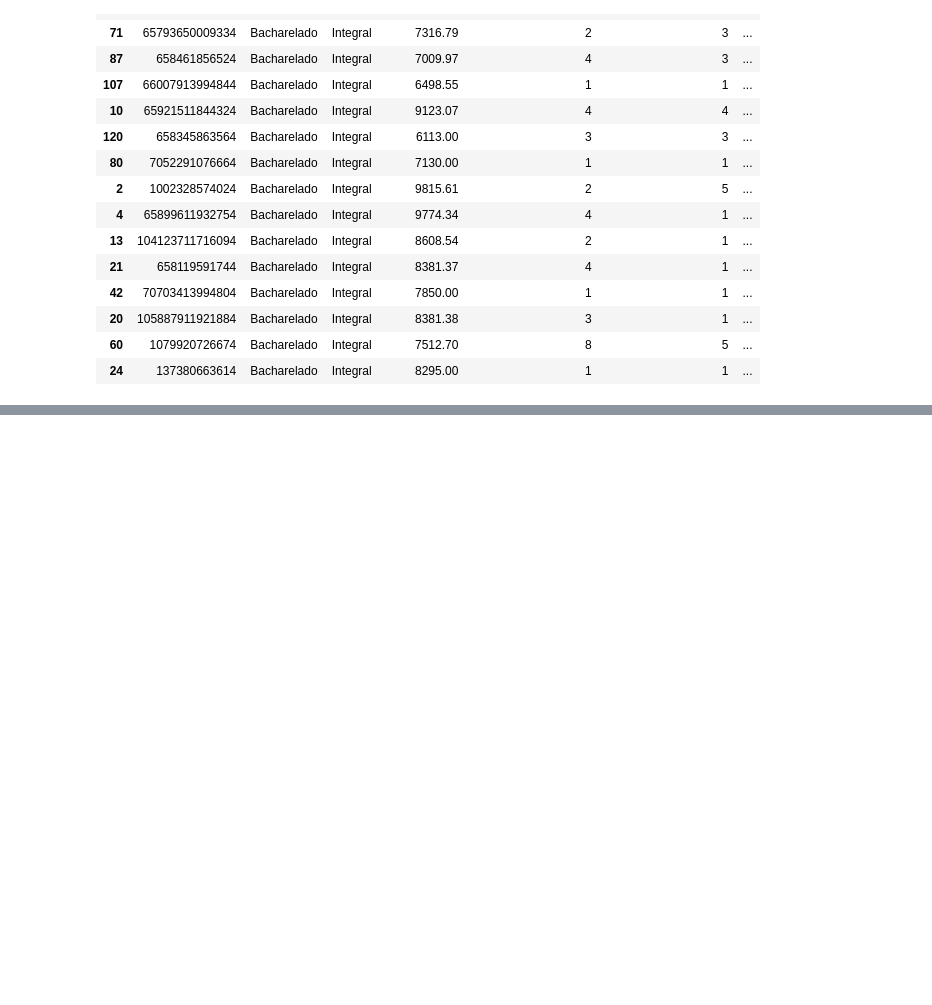
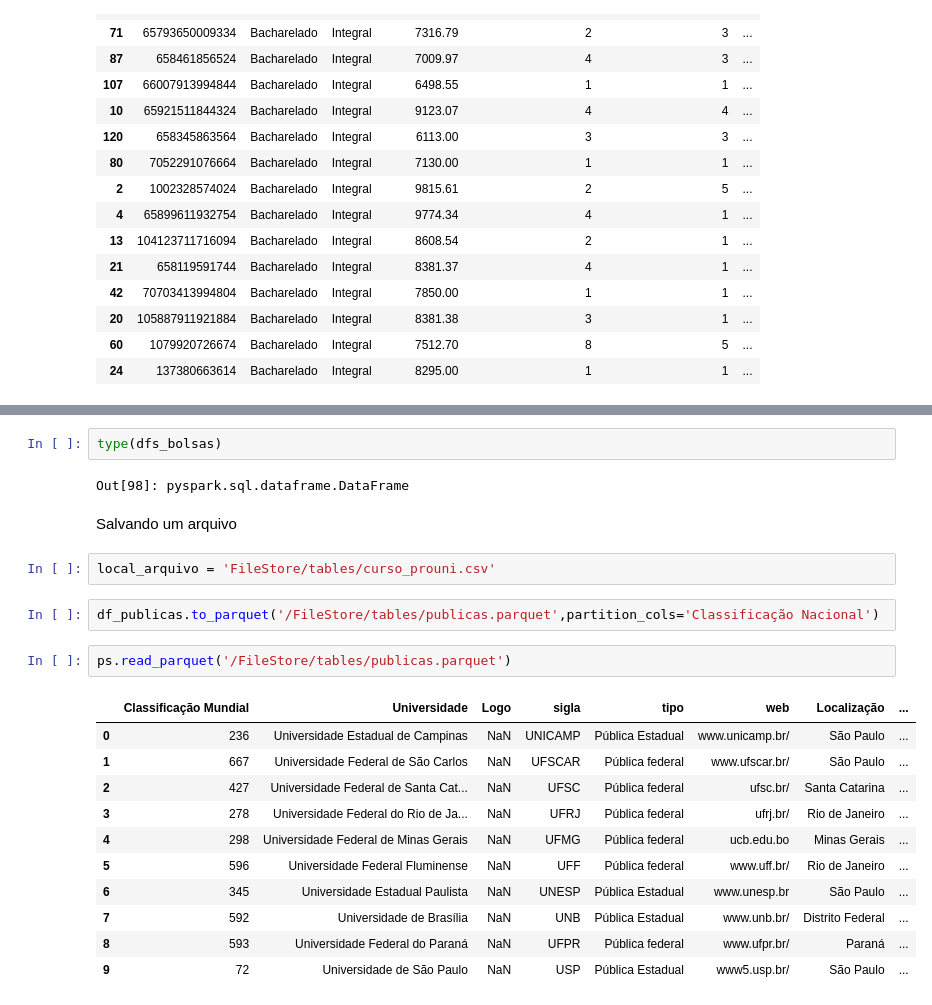
Before and after one commit to Uill-Iam/Estudo, a Jupyter notebook: Python/Databrics/Analise_de_dados/prouni_estudo.ipynb, the cells around one changed output, grey strips where cells are left out. Saved outputs shown, nothing was run; the diff lists cells and outputs as text; blank space fills up the shorter version.

```diff
--- a/Python/Databrics/Analise_de_dados/prouni_estudo.ipynb
+++ b/Python/Databrics/Analise_de_dados/prouni_estudo.ipynb
@@ -522,0 +593,24 @@ notas_ordenadas.plot.bar(x='sigla',y='nota_media')
+# %%
+type(dfs_bolsas)
+# %% [output]
+Out[98]: pyspark.sql.dataframe.DataFrame
+# %% [markdown]
+Salvando um arquivo
+# %%
+local_arquivo = 'FileStore/tables/curso_prouni.csv'
+# %%
+df_publicas.to_parquet('/FileStore/tables/publicas.parquet',partition_cols='Classificação Nacional')
+# %%
+ps.read_parquet('/FileStore/tables/publicas.parquet')
+# %% [output]
+|  | Classificação Mundial | Universidade | Logo | sigla | tipo | web | Localização | ... |
+| 0 | 236 | Universidade Estadual de Campinas | NaN | UNICAMP | Pública Estadual | www.unicamp.br/ | São Paulo | ... |
+| 1 | 667 | Universidade Federal de São Carlos | NaN | UFSCAR | Pública federal | www.ufscar.br/ | São Paulo | ... |
+| 2 | 427 | Universidade Federal de Santa Cat... | NaN | UFSC | Pública federal | ufsc.br/ | Santa Catarina | ... |
+| 3 | 278 | Universidade Federal do Rio de Ja... | NaN | UFRJ | Pública federal | ufrj.br/ | Rio de Janeiro | ... |
+| 4 | 298 | Universidade Federal de Minas Gerais | NaN | UFMG | Pública federal | ucb.edu.bo | Minas Gerais | ... |
+| 5 | 596 | Universidade Federal Fluminense | NaN | UFF | Pública federal | www.uff.br/ | Rio de Janeiro | ... |
+| 6 | 345 | Universidade Estadual Paulista | NaN | UNESP | Pública Estadual | www.unesp.br | São Paulo | ... |
+| 7 | 592 | Universidade de Brasília | NaN | UNB | Pública Estadual | www.unb.br/ | Distrito Federal | ... |
+| 8 | 593 | Universidade Federal do Paraná | NaN | UFPR | Pública federal | www.ufpr.br/ | Paraná | ... |
+| 9 | 72 | Universidade de São Paulo | NaN | USP | Pública Estadual | www5.usp.br/ | São Paulo | ... |
```
Also changed, not shown: parts of 35 cells of this notebook, 1 other file.
